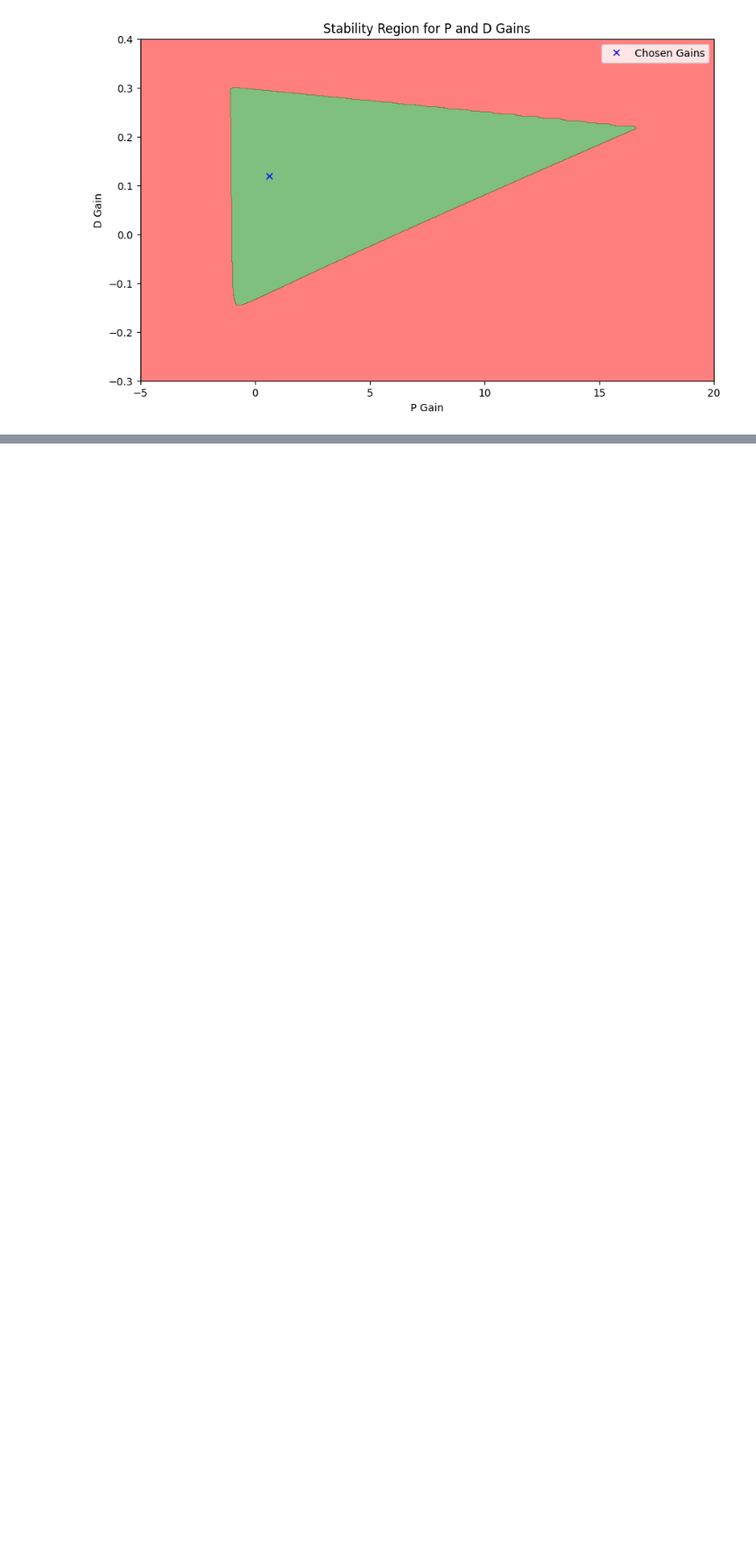
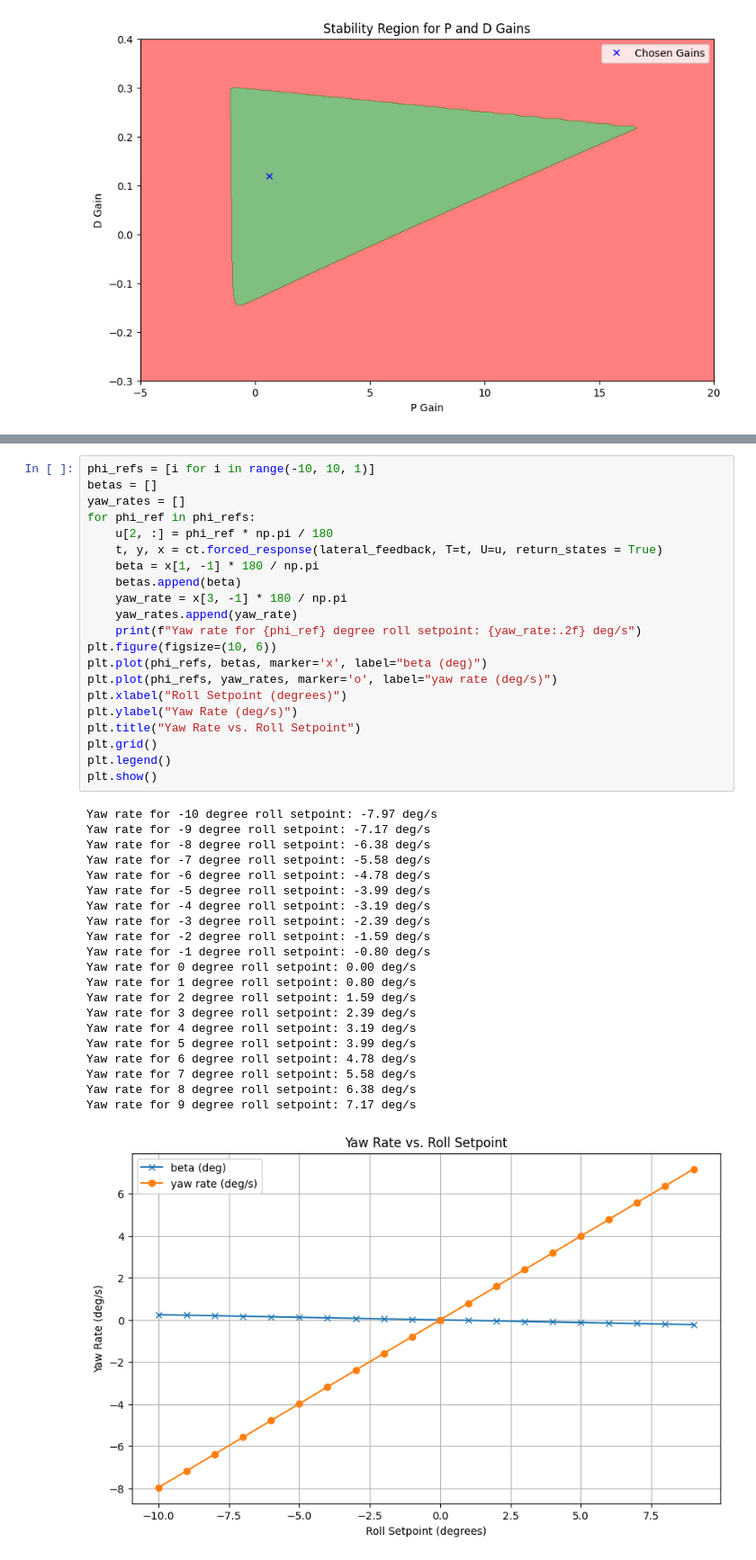
Before and after one commit to gregora/Wright, a Jupyter notebook: control_systems.ipynb, the cells around one changed output, grey strips where cells are left out. Shown at 90% size. Drawn from its saved outputs; the diff is of its cells as text; blank space fills up the shorter version.

```diff
--- a/control_systems.ipynb
+++ b/control_systems.ipynb
@@ -166,0 +235,43 @@ plt.show()
+# %%
+phi_refs = [i for i in range(-10, 10, 1)]
+betas = []
+yaw_rates = []
+for phi_ref in phi_refs:
+    u[2, :] = phi_ref * np.pi / 180
+    t, y, x = ct.forced_response(lateral_feedback, T=t, U=u, return_states = True)
+    beta = x[1, -1] * 180 / np.pi
+    betas.append(beta)
+    yaw_rate = x[3, -1] * 180 / np.pi
+    yaw_rates.append(yaw_rate)
+    print(f"Yaw rate for {phi_ref} degree roll setpoint: {yaw_rate:.2f} deg/s")
+plt.figure(figsize=(10, 6))
+plt.plot(phi_refs, betas, marker='x', label="beta (deg)")
+plt.plot(phi_refs, yaw_rates, marker='o', label="yaw rate (deg/s)")
+plt.xlabel("Roll Setpoint (degrees)")
+plt.ylabel("Yaw Rate (deg/s)")
+plt.title("Yaw Rate vs. Roll Setpoint")
+plt.grid()
+plt.legend()
+plt.show()
+# %% [output]
+Yaw rate for -10 degree roll setpoint: -7.97 deg/s
+Yaw rate for -9 degree roll setpoint: -7.17 deg/s
+Yaw rate for -8 degree roll setpoint: -6.38 deg/s
+Yaw rate for -7 degree roll setpoint: -5.58 deg/s
+Yaw rate for -6 degree roll setpoint: -4.78 deg/s
+Yaw rate for -5 degree roll setpoint: -3.99 deg/s
+Yaw rate for -4 degree roll setpoint: -3.19 deg/s
+Yaw rate for -3 degree roll setpoint: -2.39 deg/s
+Yaw rate for -2 degree roll setpoint: -1.59 deg/s
+Yaw rate for -1 degree roll setpoint: -0.80 deg/s
+Yaw rate for 0 degree roll setpoint: 0.00 deg/s
+Yaw rate for 1 degree roll setpoint: 0.80 deg/s
+Yaw rate for 2 degree roll setpoint: 1.59 deg/s
+Yaw rate for 3 degree roll setpoint: 2.39 deg/s
+Yaw rate for 4 degree roll setpoint: 3.19 deg/s
+Yaw rate for 5 degree roll setpoint: 3.99 deg/s
+Yaw rate for 6 degree roll setpoint: 4.78 deg/s
+Yaw rate for 7 degree roll setpoint: 5.58 deg/s
+Yaw rate for 8 degree roll setpoint: 6.38 deg/s
+Yaw rate for 9 degree roll setpoint: 7.17 deg/s
+[figure, added]
```
Also changed, not shown: parts of 9 cells of this notebook.
